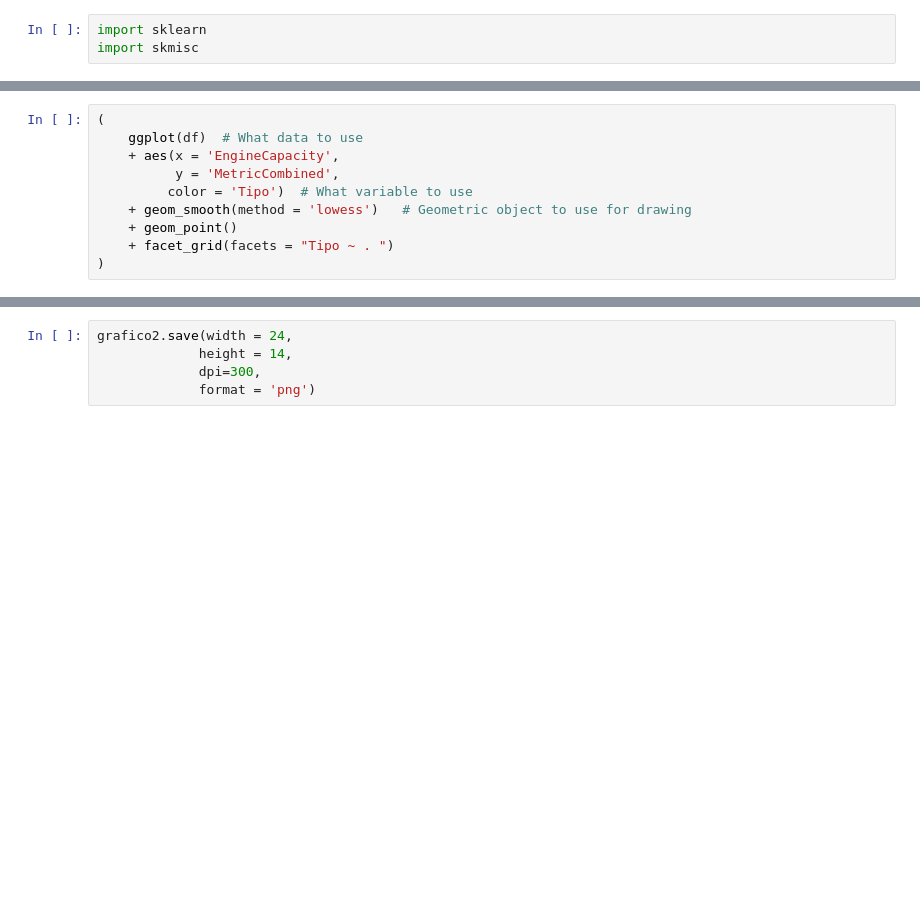
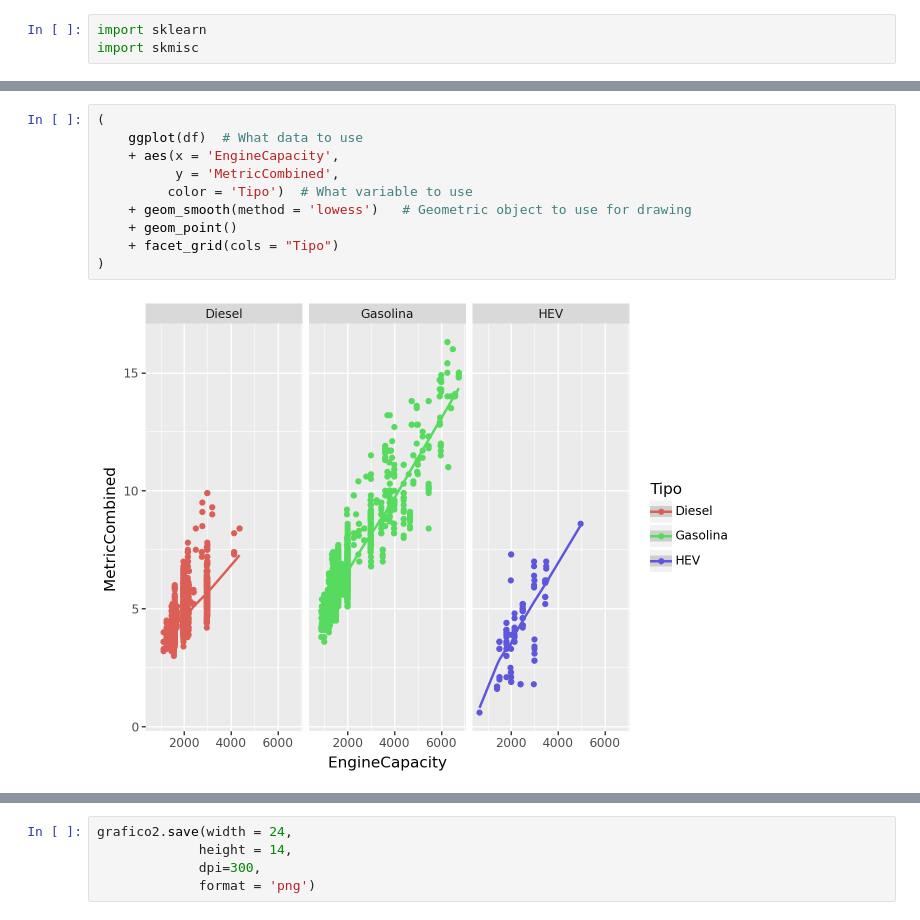
Before and after one commit to pedroconcejero/UNED_master_visualizacion, a Jupyter notebook: 03a_ggplot_ejemplo_vehiculos_junio_online.ipynb, the cells around one changed output, grey strips where cells are left out. Saved outputs shown, nothing was run; the diff lists cells and outputs as text; blank space fills up the shorter version.

```diff
--- a/03a_ggplot_ejemplo_vehiculos_junio_online.ipynb
+++ b/03a_ggplot_ejemplo_vehiculos_junio_online.ipynb
@@ -136,13 +183,15 @@ import skmisc
 # %%
 (
     ggplot(df)  # What data to use
     + aes(x = 'EngineCapacity',
           y = 'MetricCombined',
          color = 'Tipo')  # What variable to use
     + geom_smooth(method = 'lowess')   # Geometric object to use for drawing
     + geom_point()
-    + facet_grid(facets = "Tipo ~ . ")
+    + facet_grid(cols = "Tipo")
 )
+# %% [output]
+[figure, added]
 # %%
 (
     ggplot(df)
```
Also changed, not shown: parts of 19 cells of this notebook.
